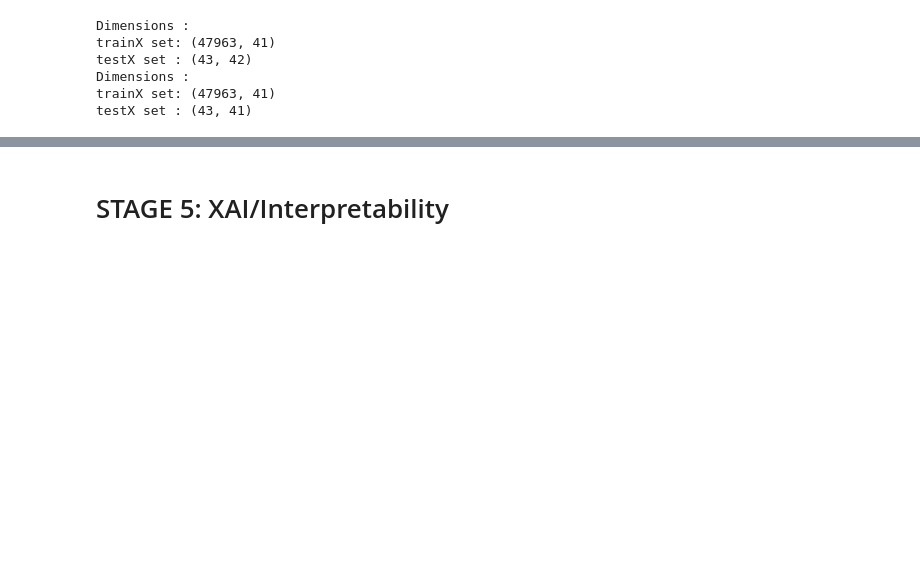
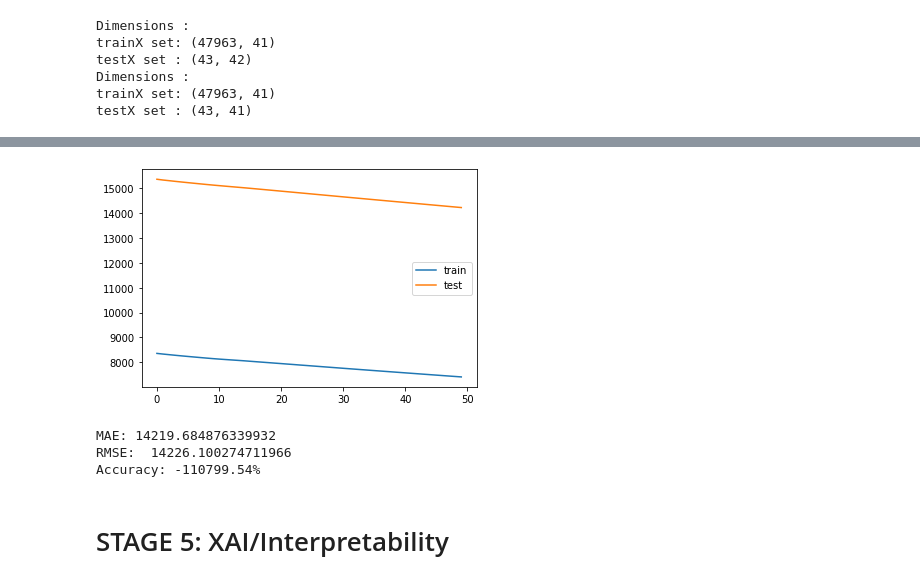
Before and after one commit to vjshinde04/DBS, a Jupyter notebook: CodeDissertation_Vijay_10553812.ipynb, the cells around one changed output, grey strips where cells are left out. Drawn from its saved outputs; the diff is of its cells as text; code cells hidden in the pictures; blank space fills up the shorter version.

```diff
--- a/CodeDissertation_Vijay_10553812.ipynb
+++ b/CodeDissertation_Vijay_10553812.ipynb
@@ -895,0 +930,4 @@ testX set : (43, 41)
+# %%
+print('Dimensions : \ntrainX set: {}\ntestX set : {}'.format(trainX.shape,testX.shape))
+testX.drop(['Predictions'], axis=1,inplace=True)
+print('Dimensions : \ntrainX set: {}\ntestX set : {}'.format(trainX.shape,testX.shape))
@@ -895,0 +943,5 @@ testX set : (43, 41)
+# %%
+trainX = trainX.values.reshape((trainX.shape[0], 1, trainX.shape[1]))
+testX = testX.values.reshape((testX.shape[0], 1, testX.shape[1]))
+print('Dimensions : \ntrainX set : {}\ntrainy set : {}\ntestX set : {}\ntesty set : {}'
+      .format(trainX.shape,trainy.shape,testX.shape,testy.shape))
@@ -895,0 +954,11 @@ testX set : (43, 41)
+# %%
+from keras.models import Sequential
+from keras.layers import Dense
+from keras.layers import LSTM
+
+modelLSTM = Sequential()
+modelLSTM.add(LSTM(50, input_shape=(trainX.shape[1], trainX.shape[2])))
+modelLSTM.add(Dense(1))
+modelLSTM.compile(loss='mae', optimizer='adam')
+# fit network
+history = modelLSTM.fit(trainX, trainy, epochs=50, batch_size=72, validation_data=(testX, testy), verbose=2, shuffle=False)
@@ -895,0 +983,8 @@ testX set : (43, 41)
+# %%
+# plot history
+plt.plot(history.history['loss'], label='train')
+plt.plot(history.history['val_loss'], label='test')
+plt.legend()
+plt.show()
+# %% [output]
+[figure, added]
@@ -896,3 +1004,16 @@ testX set : (43, 41)
+# %%
+mae = mean_absolute_error(inv_y, inv_yhat)
+print('MAE:', mae)
+
+rmse = sqrt(mean_squared_error(inv_y, inv_yhat))
+print('RMSE: ', rmse)
+
+score = r2_score(inv_y, inv_yhat)
+print("Accuracy: %.2f%%" % (score * 100.0))
+# %% [output]
+MAE: 14219.684876339932
+RMSE:  14226.100274711966
+Accuracy: -110799.54%
 # %% [markdown]
 # STAGE 5: XAI/Interpretability
 # %% [markdown]
```
Also changed, not shown: parts of 45 cells of this notebook.
